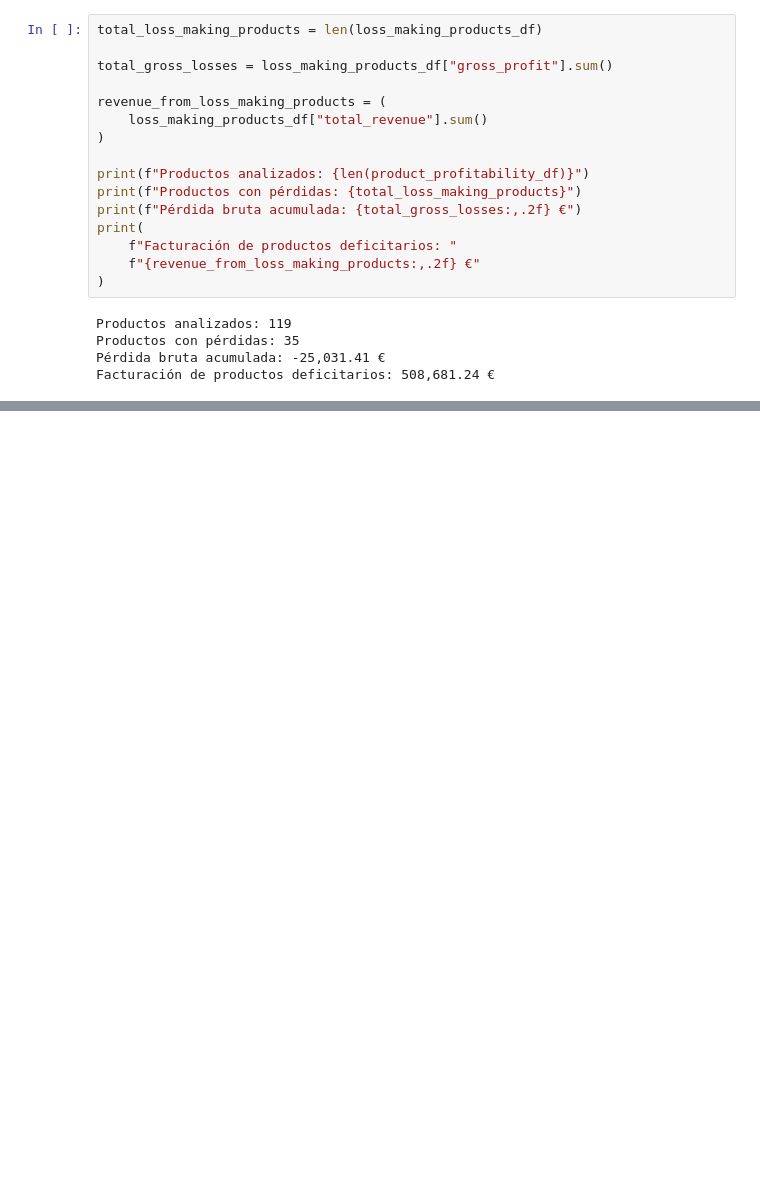
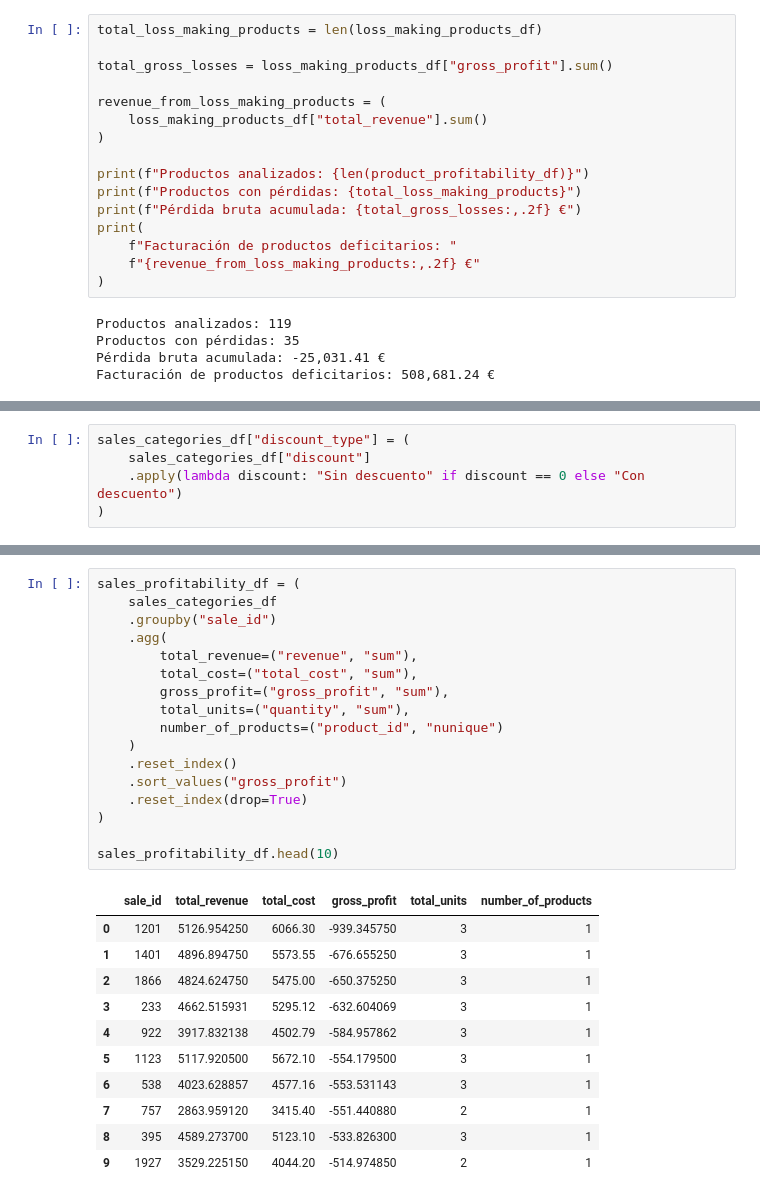
Before and after one commit to alejandromtdata/complex-solutions-business-analytics, a Jupyter notebook: notebooks/01_data_exploration.ipynb, the cells around one changed output, grey strips where cells are left out. Cells and saved outputs as stored; diff of their text form; blank space fills up the shorter version.

```diff
--- a/notebooks/01_data_exploration.ipynb
+++ b/notebooks/01_data_exploration.ipynb
@@ -944,0 +992,5 @@ loss_making_details_df.head(10)
+# %%
+sales_categories_df["discount_type"] = (
+    sales_categories_df["discount"]
+    .apply(lambda discount: "Sin descuento" if discount == 0 else "Con descuento")
+)
@@ -944,0 +1022,29 @@ loss_making_details_df.head(10)
+# %%
+sales_profitability_df = (
+    sales_categories_df
+    .groupby("sale_id")
+    .agg(
+        total_revenue=("revenue", "sum"),
+        total_cost=("total_cost", "sum"),
+        gross_profit=("gross_profit", "sum"),
+        total_units=("quantity", "sum"),
+        number_of_products=("product_id", "nunique")
+    )
+    .reset_index()
+    .sort_values("gross_profit")
+    .reset_index(drop=True)
+)
+
+sales_profitability_df.head(10)
+# %% [output]
+|  | sale_id | total_revenue | total_cost | gross_profit | total_units | number_of_products |
+| 0 | 1201 | 5126.954250 | 6066.30 | -939.345750 | 3 | 1 |
+| 1 | 1401 | 4896.894750 | 5573.55 | -676.655250 | 3 | 1 |
+| 2 | 1866 | 4824.624750 | 5475.00 | -650.375250 | 3 | 1 |
+| 3 | 233 | 4662.515931 | 5295.12 | -632.604069 | 3 | 1 |
+| 4 | 922 | 3917.832138 | 4502.79 | -584.957862 | 3 | 1 |
+| 5 | 1123 | 5117.920500 | 5672.10 | -554.179500 | 3 | 1 |
+| 6 | 538 | 4023.628857 | 4577.16 | -553.531143 | 3 | 1 |
+| 7 | 757 | 2863.959120 | 3415.40 | -551.440880 | 2 | 1 |
+| 8 | 395 | 4589.273700 | 5123.10 | -533.826300 | 3 | 1 |
+| 9 | 1927 | 3529.225150 | 4044.20 | -514.974850 | 2 | 1 |
```
Also changed, not shown: parts of 55 cells of this notebook.
